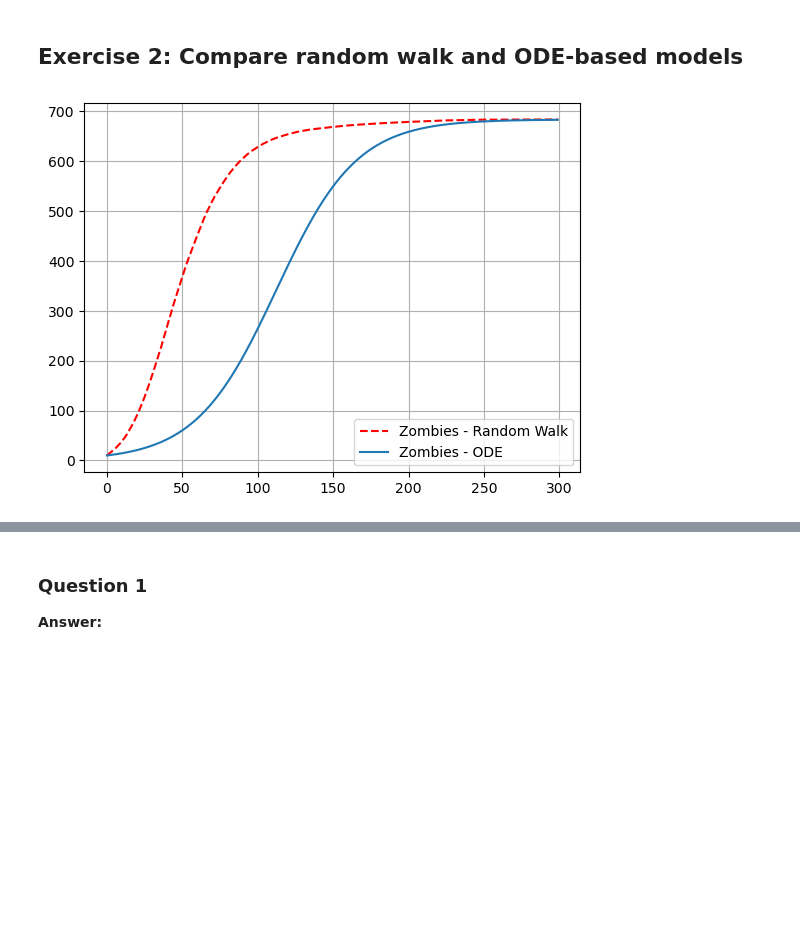
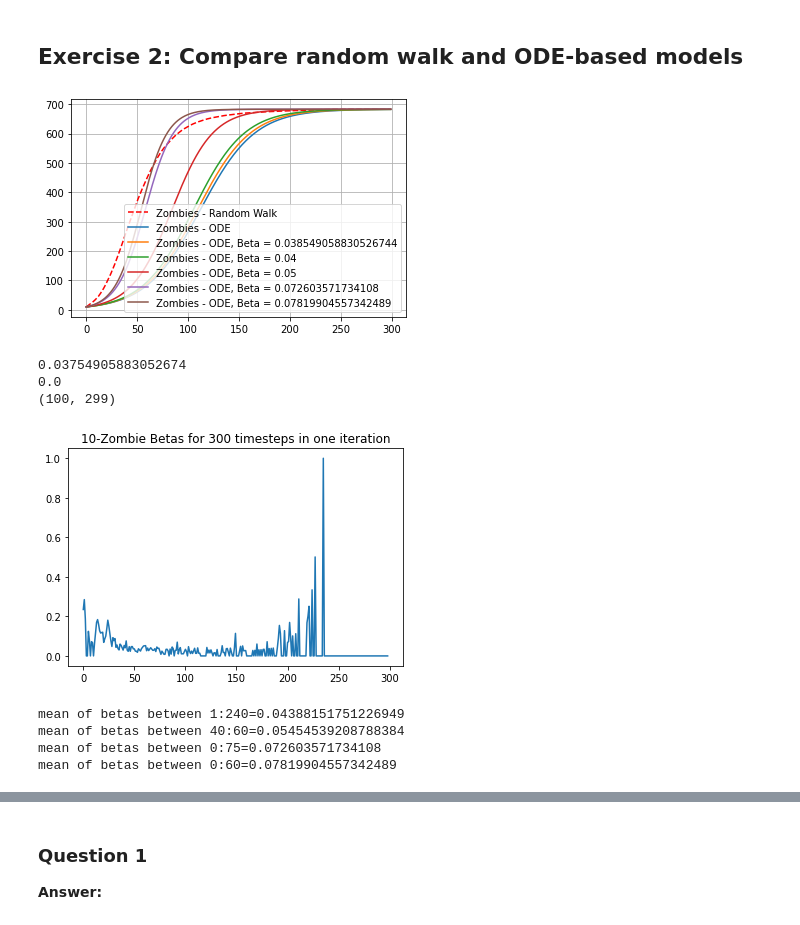
Before and after one commit to JasonUiS/mod510-project4, a Jupyter notebook: project4.ipynb, the cells around one changed output, grey strips where cells are left out. Cells and saved outputs as stored; diff of their text form; code cells hidden in the pictures; blank space fills up the shorter version.

Commit message:
added extra curves to 10-zombie plot for extra beta values

```diff
--- a/project4.ipynb
+++ b/project4.ipynb
@@ -357,9 +357,24 @@ class ODE:
 
     def plot(self):
         plt.plot(self.time, self.Z(self.time), label = "Zombies - ODE")
+        plt.plot(self.time, self.N / (1 + ((self.N - self.Z_init)/self.Z_init)*np.exp(-0.03854905883052674*self.time)), label = "Zombies - ODE, Beta = 0.038549058830526744")
+        plt.plot(self.time, self.N / (1 + ((self.N - self.Z_init)/self.Z_init)*np.exp(-0.04*self.time)), label = "Zombies - ODE, Beta = 0.04")
+        plt.plot(self.time, self.N / (1 + ((self.N - self.Z_init)/self.Z_init)*np.exp(-0.05*self.time)), label = "Zombies - ODE, Beta = 0.05")
+        #plt.plot(self.time, self.N / (1 + ((self.N - self.Z_init)/self.Z_init)*np.exp(-0.055*self.time)), label = "Zombies - ODE, Beta = 0.055")
+        plt.plot(self.time, self.N / (1 + ((self.N - self.Z_init)/self.Z_init)*np.exp(-0.072603571734108*self.time)), label = "Zombies - ODE, Beta = 0.072603571734108")
+        plt.plot(self.time, self.N / (1 + ((self.N - self.Z_init)/self.Z_init)*np.exp(-0.07819904557342489*self.time)), label = "Zombies - ODE, Beta = 0.07819904557342489")
 
     def plot_R(self):
         plt.plot(self.time, self.dR(self.time), label = "Dead - ODE")
+
+    def print_betamean(self):
+        return self.betamean
+
+    def print_beta(self):
+        return self.beta
+
+    def print_betamedian(self):
+        return self.betamedian
 # %%
 zx_10 = np.arange(np.shape(z10)[1])
 zmean_10 = np.mean(z10, 0) # Mean
@@ -370,4 +385,36 @@ ode.plot() # plot the analytical
 plt.legend()
 plt.grid()
 # %% [output]
-[figure, old version]
+[figure, new version]
+# %%
+print(ode.print_betamean())
+print(ode.print_betamedian())
+#print(ode.print_beta())
+
+print(np.shape(ode.print_beta()))
+np.arange(100)
+
+#plt.plot(np.arange(100), ode.print_beta())
+plt.plot(np.arange(299), ode.print_beta()[1,:])
+plt.title("10-Zombie Betas for 300 timesteps in one iteration")
+plt.show()
+
+
+print(f"mean of betas between 1:240={np.mean(ode.print_beta()[:,0:240])}")
+
+print(f"mean of betas between 40:60={np.mean(ode.print_beta()[:,40:60])}")
+
+print(f"mean of betas between 0:75={np.mean(ode.print_beta()[:,0:75])}")
+
+print(f"mean of betas between 0:60={np.mean(ode.print_beta()[:,0:60])}")
+
+#print(ode.print_beta())
+# %% [output]
+0.03754905883052674
+0.0
+(100, 299)
+[figure, added]
+mean of betas between 1:240=0.04388151751226949
+mean of betas between 40:60=0.05454539208788384
+mean of betas between 0:75=0.072603571734108
+mean of betas between 0:60=0.07819904557342489
```
Also changed, not shown: parts of 8 cells of this notebook.
